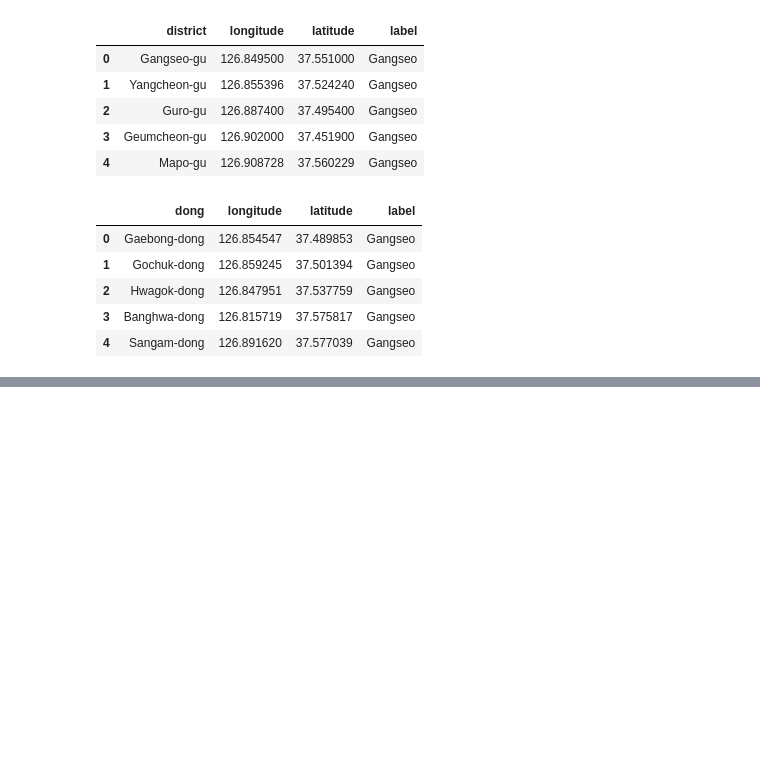
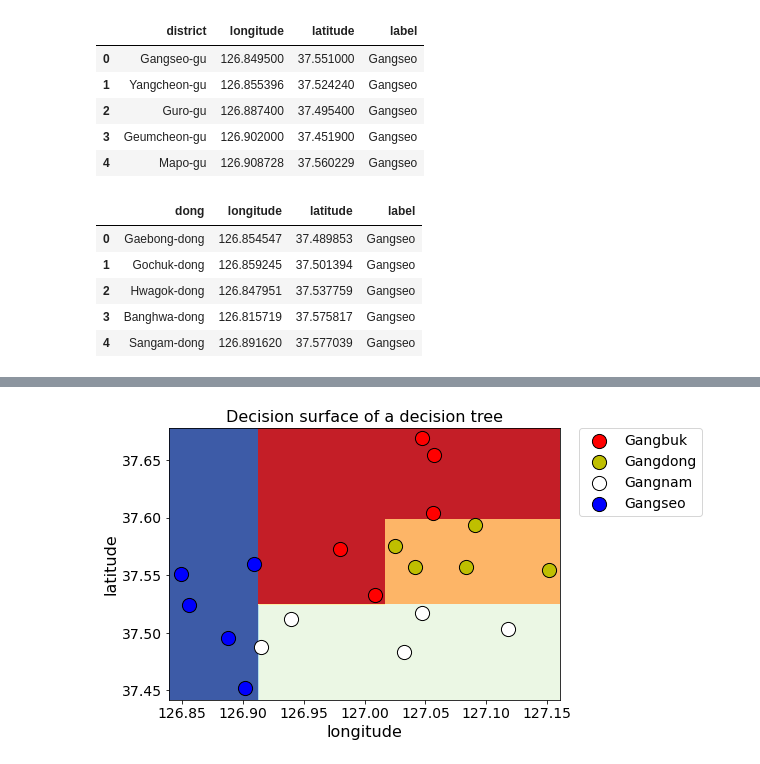
Before and after one commit to H43RO/ML-Algorithm-Practice, a Jupyter notebook: DecisionTree.ipynb, the cells around one changed output, grey strips where cells are left out. Saved outputs shown, nothing was run; the diff lists cells and outputs as text; code cells hidden in the pictures; blank space fills up the shorter version.

```diff
--- a/DecisionTree.ipynb
+++ b/DecisionTree.ipynb
@@ -210,0 +212,14 @@ display_decision_surface(clf,X_train, y_encoded)
+# %%
+# 오버 피팅을 피하기 위해 별도의 파라미터를 설정해주기
+# max_depth : 트리의 최대 한도 깊이
+# min_samples_split : 자식 노드를 갖기 위한 최소한의 데이터 개수
+# min_samples_leaf : 맨 마지막 끝 노드 (리프 노드)의 최소 데이터 개수
+# random_state : 여러 번 실행해도, 파라미터가 같을 경우 결과가 항상 같게 만들어줌
+
+clf = tree.DecisionTreeClassifier(max_depth=4,
+                                  min_samples_split=2,
+                                  min_samples_leaf=2,
+                                  random_state=70).fit(X_train, y_encoded.ravel())
+display_decision_surface(clf, X_train, y_encoded)
+# %% [output]
+[figure, added]
```
Also changed, not shown: parts of 3 cells of this notebook.
